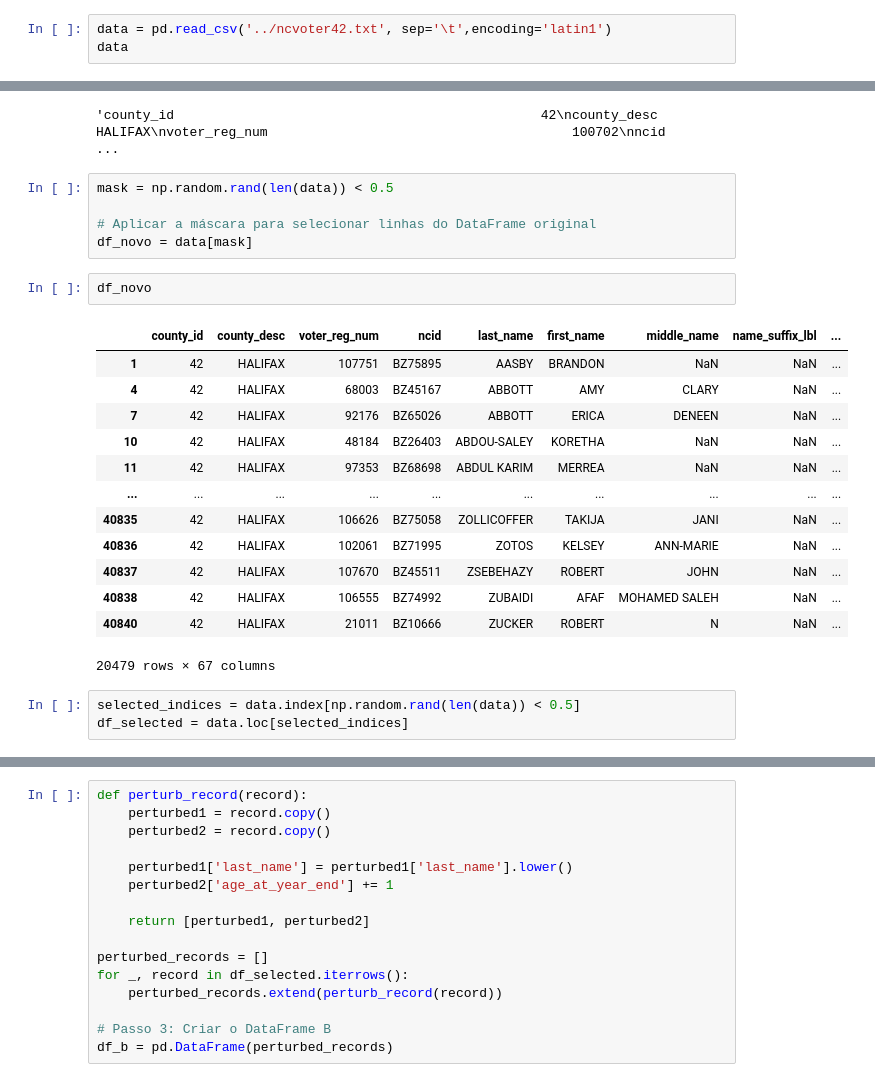
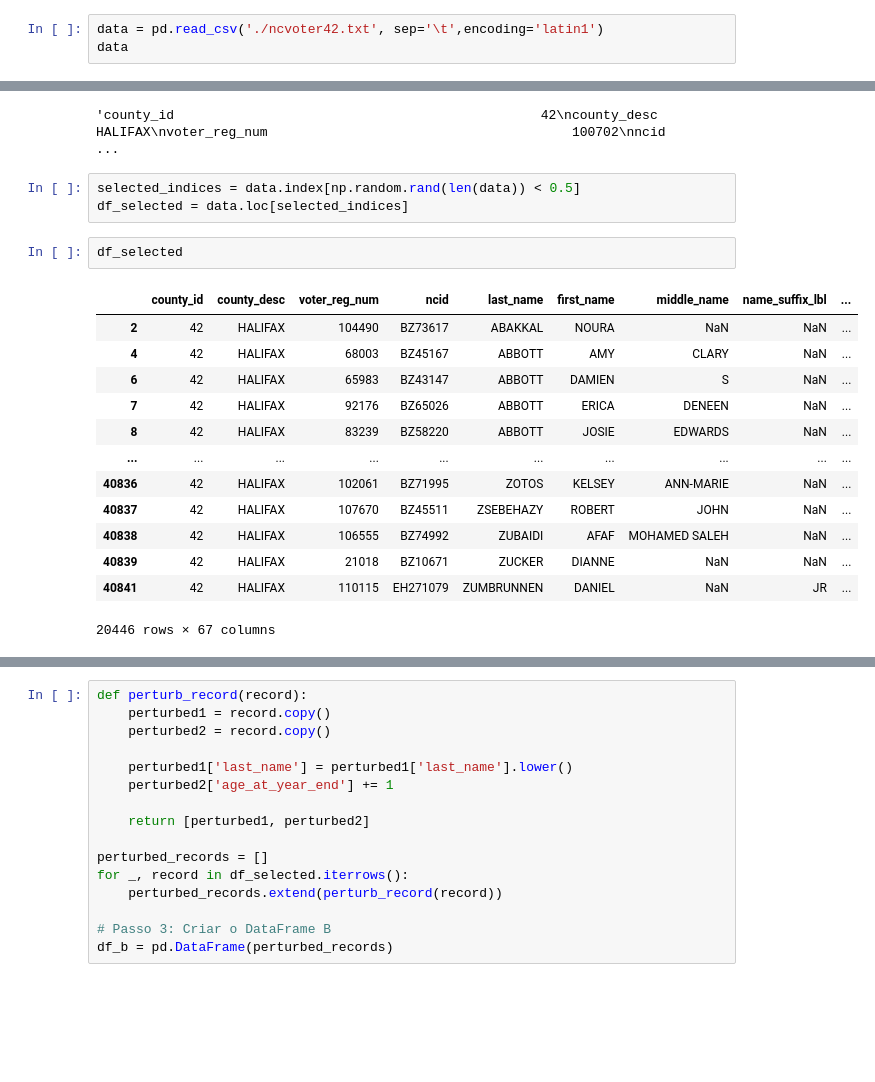
Before and after one commit to pereiraIgor/approximate-blocking, a Jupyter notebook: analise_de_dados/criando_dataset_matching.ipynb, the cells around one changed output, grey strips where cells are left out. Saved outputs shown, nothing was run; the diff lists cells and outputs as text; blank space fills up the shorter version.

Commit message:
Adicionando novo experimento, e nova base de dados

```diff
--- a/analise_de_dados/criando_dataset_matching.ipynb
+++ b/analise_de_dados/criando_dataset_matching.ipynb
@@ -2,7 +2,7 @@
 import pandas as pd
 import numpy as np
 # %%
-data = pd.read_csv('../ncvoter42.txt', sep='\t',encoding='latin1')
+data = pd.read_csv('./ncvoter42.txt', sep='\t',encoding='latin1')
 data
 # %% [output]
 |  | county_id | county_desc | voter_reg_num | ncid | last_name | first_name | middle_name | name_suffix_lbl | ... |
@@ -22,27 +22,22 @@ data
 data.loc[0].to_string()
 # %% [output]
 'county_id                                               42\ncounty_desc                                        HALIFAX\nvoter_reg_num                                       100702\nncid                ...
-# %%
-mask = np.random.rand(len(data)) < 0.5
-
-# Aplicar a máscara para selecionar linhas do DataFrame original
-df_novo = data[mask]
-# %%
-df_novo
-# %% [output]
-|  | county_id | county_desc | voter_reg_num | ncid | last_name | first_name | middle_name | name_suffix_lbl | ... |
-| 1 | 42 | HALIFAX | 107751 | BZ75895 | AASBY | BRANDON | NaN | NaN | ... |
-| 4 | 42 | HALIFAX | 68003 | BZ45167 | ABBOTT | AMY | CLARY | NaN | ... |
-| 7 | 42 | HALIFAX | 92176 | BZ65026 | ABBOTT | ERICA | DENEEN | NaN | ... |
-| 10 | 42 | HALIFAX | 48184 | BZ26403 | ABDOU-SALEY | KORETHA | NaN | NaN | ... |
-| 11 | 42 | HALIFAX | 97353 | BZ68698 | ABDUL KARIM | MERREA | NaN | NaN | ... |
-| ... | ... | ... | ... | ... | ... | ... | ... | ... | ... |
-| 40835 | 42 | HALIFAX | 106626 | BZ75058 | ZOLLICOFFER | TAKIJA | JANI | NaN | ... |
-| 40836 | 42 | HALIFAX | 102061 | BZ71995 | ZOTOS | KELSEY | ANN-MARIE | NaN | ... |
-| 40837 | 42 | HALIFAX | 107670 | BZ45511 | ZSEBEHAZY | ROBERT | JOHN | NaN | ... |
-| 40838 | 42 | HALIFAX | 106555 | BZ74992 | ZUBAIDI | AFAF | MOHAMED SALEH | NaN | ... |
-| 40840 | 42 | HALIFAX | 21011 | BZ10666 | ZUCKER | ROBERT | N | NaN | ... |
-20479 rows × 67 columns
 # %%
 selected_indices = data.index[np.random.rand(len(data)) < 0.5]
 df_selected = data.loc[selected_indices]
+# %%
+df_selected
+# %% [output]
+|  | county_id | county_desc | voter_reg_num | ncid | last_name | first_name | middle_name | name_suffix_lbl | ... |
+| 2 | 42 | HALIFAX | 104490 | BZ73617 | ABAKKAL | NOURA | NaN | NaN | ... |
+| 4 | 42 | HALIFAX | 68003 | BZ45167 | ABBOTT | AMY | CLARY | NaN | ... |
+| 6 | 42 | HALIFAX | 65983 | BZ43147 | ABBOTT | DAMIEN | S | NaN | ... |
+| 7 | 42 | HALIFAX | 92176 | BZ65026 | ABBOTT | ERICA | DENEEN | NaN | ... |
+| 8 | 42 | HALIFAX | 83239 | BZ58220 | ABBOTT | JOSIE | EDWARDS | NaN | ... |
+| ... | ... | ... | ... | ... | ... | ... | ... | ... | ... |
+| 40836 | 42 | HALIFAX | 102061 | BZ71995 | ZOTOS | KELSEY | ANN-MARIE | NaN | ... |
+| 40837 | 42 | HALIFAX | 107670 | BZ45511 | ZSEBEHAZY | ROBERT | JOHN | NaN | ... |
+| 40838 | 42 | HALIFAX | 106555 | BZ74992 | ZUBAIDI | AFAF | MOHAMED SALEH | NaN | ... |
+| 40839 | 42 | HALIFAX | 21018 | BZ10671 | ZUCKER | DIANNE | NaN | NaN | ... |
+| 40841 | 42 | HALIFAX | 110115 | EH271079 | ZUMBRUNNEN | DANIEL | NaN | JR | ... |
+20446 rows × 67 columns
```
Also changed, not shown: parts of 9 cells of this notebook, 7 other files.
